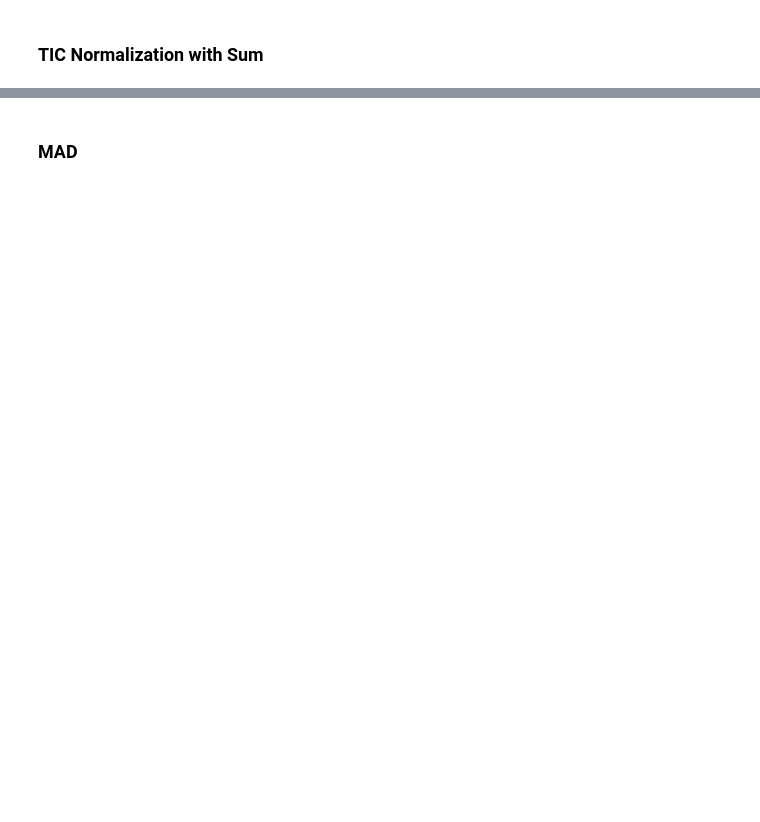
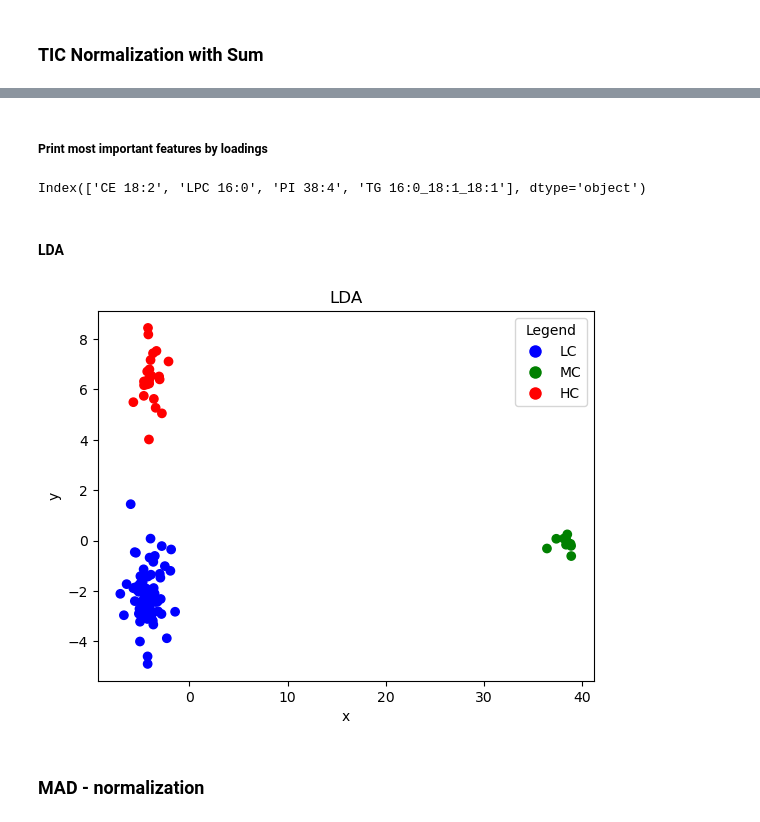
Before and after one commit to Bvs00/AI4ODA_projectwork, a Jupyter notebook: notebook.ipynb, the cells around one changed output, grey strips where cells are left out. Saved outputs shown, nothing was run; the diff lists cells and outputs as text; code cells hidden in the pictures; blank space fills up the shorter version.

```diff
--- a/notebook.ipynb
+++ b/notebook.ipynb
@@ -85,5 +152,43 @@ dtype: object
+# %% [markdown]
+##### Print most important features by loadings
+# %%
+loadings_tic = pca_tic.components_
+
+important_features_tic = [i for i, loading in enumerate(loadings_tic[0]) if abs(loading) > 0.22]
+
+print(df_x_lipidoma_tic_scaled.columns[important_features_tic])
+# %% [output]
+Index(['CE 18:2', 'LPC 16:0', 'PI 38:4', 'TG 16:0_18:1_18:1'], dtype='object')
+# %% [markdown]
+#### LDA
+# %%
+from sklearn.discriminant_analysis import LinearDiscriminantAnalysis as LDA
+
+lda_tic = LDA(n_components=2)
+df_x_lipidoma_tic_scaled_lda = lda_tic.fit(df_x_lipidoma_tic_scaled,df_y_lipidoma).transform(df_x_lipidoma_tic_scaled)
+
+color_mapping = {
+    'LC': 'blue',
+    'MC': 'green',
+    'HC' : 'red'
+}
+
+colors = [color_mapping[label] for label in df_y_lipidoma]
+
+plt.scatter(df_x_lipidoma_tic_scaled_lda[:, 0], df_x_lipidoma_tic_scaled_lda[:, 1], c=colors)
+plt.xlabel('x')
+plt.ylabel('y')
+plt.legend(handles=[
+    plt.Line2D([0], [0], marker='o', color='w', label='LC', markerfacecolor='blue', markersize=10),
+    plt.Line2D([0], [0], marker='o', color='w', label='MC', markerfacecolor='green', markersize=10),
+    plt.Line2D([0], [0], marker='o', color='w', label='HC', markerfacecolor='red', markersize=10)
+], title='Legend')
+plt.title('LDA')
+plt.show()
+# %% [output]
+[figure, added]
 # %% [markdown]
-### MAD
+### MAD - normalization
 # %%
 # provo con la mediana
 tic_median = df_x_lipidoma.median(axis=1)
```
Also changed, not shown: parts of 20 cells of this notebook.
